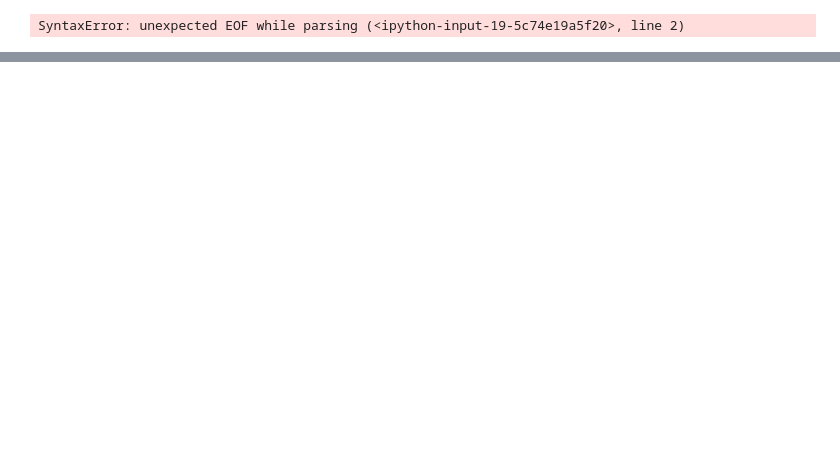
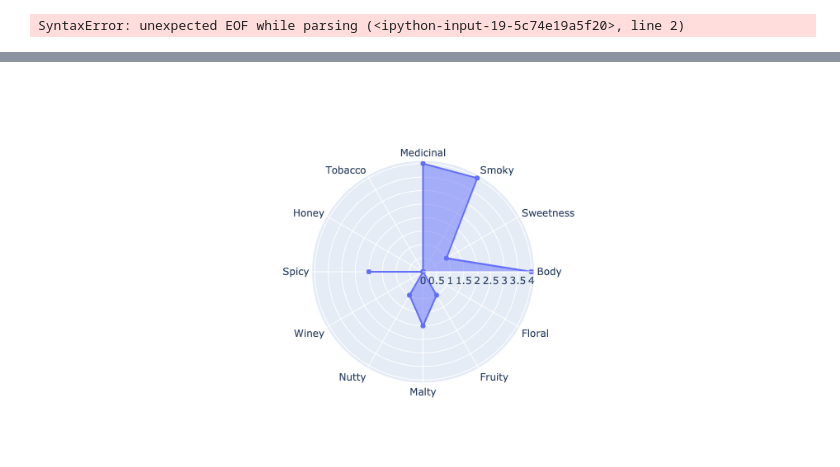
Before and after one commit to melissammcmillan/Scotch_Recommender, a Jupyter notebook: code/03_Prep_for_App.ipynb, the cells around one changed output, grey strips where cells are left out. Cells and saved outputs as stored; diff of their text form; code cells hidden in the pictures; blank space fills up the shorter version.

```diff
--- a/code/03_Prep_for_App.ipynb
+++ b/code/03_Prep_for_App.ipynb
@@ -86,21 +92,22 @@ fig1.show()
 # %%
 import plotly.graph_objects as go
 # %%
-fig = go.Figure(data=go.Scatterpolar(1950
-
-  r=[1, 5, 2, 2, 3],
-  theta=['processing cost','mechanical properties','chemical stability', 'thermal stability',
-           'device integration'],
+fig = go.Figure(data=go.Scatterpolar(
+  r=[4, 1, 4, 4, 0, 0, 2, 0, 1, 2, 1, 0],
+  theta=['Body', 'Sweetness', 'Smoky', 'Medicinal', 'Tobacco', 'Honey', 'Spicy',
+                 'Winey', 'Nutty', 'Malty', 'Fruity', 'Floral'],
   fill='toself'
 ))
 
 fig.update_layout(
   polar=dict(
     radialaxis=dict(
       visible=True
     ),
   ),
   showlegend=False
 )
 
 fig.show()
+# %% [output]
+[figure, added]
```
Also changed, not shown: parts of 7 cells of this notebook.
